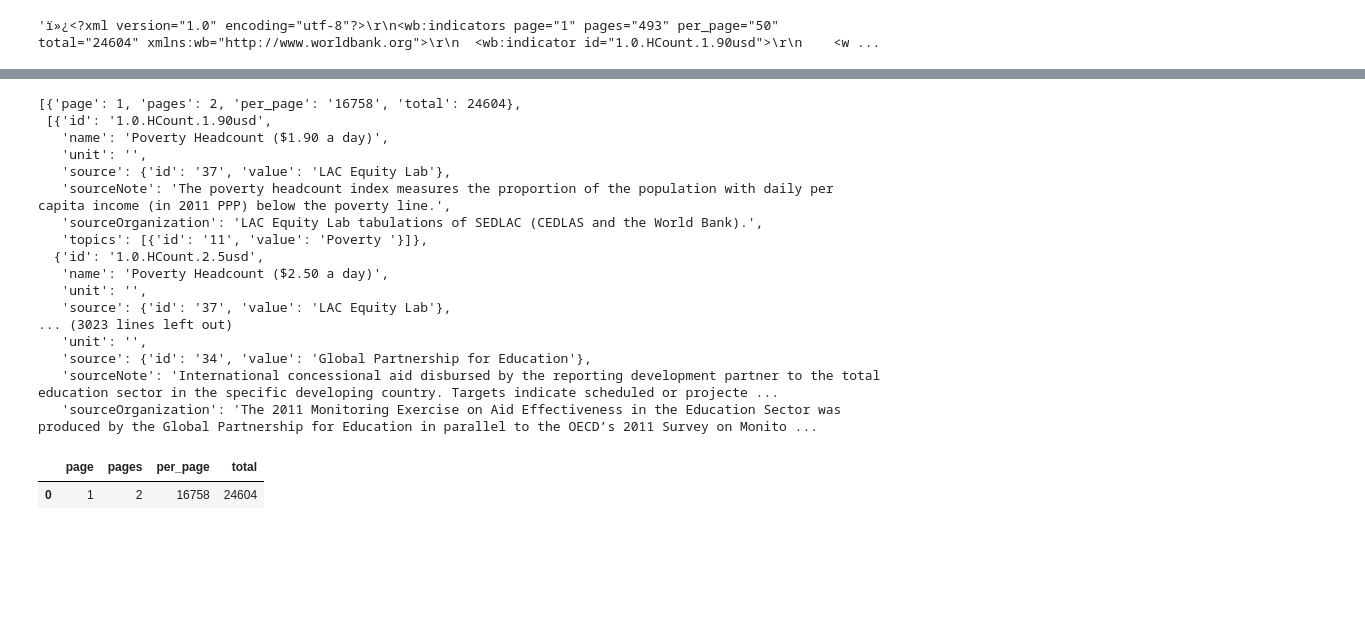
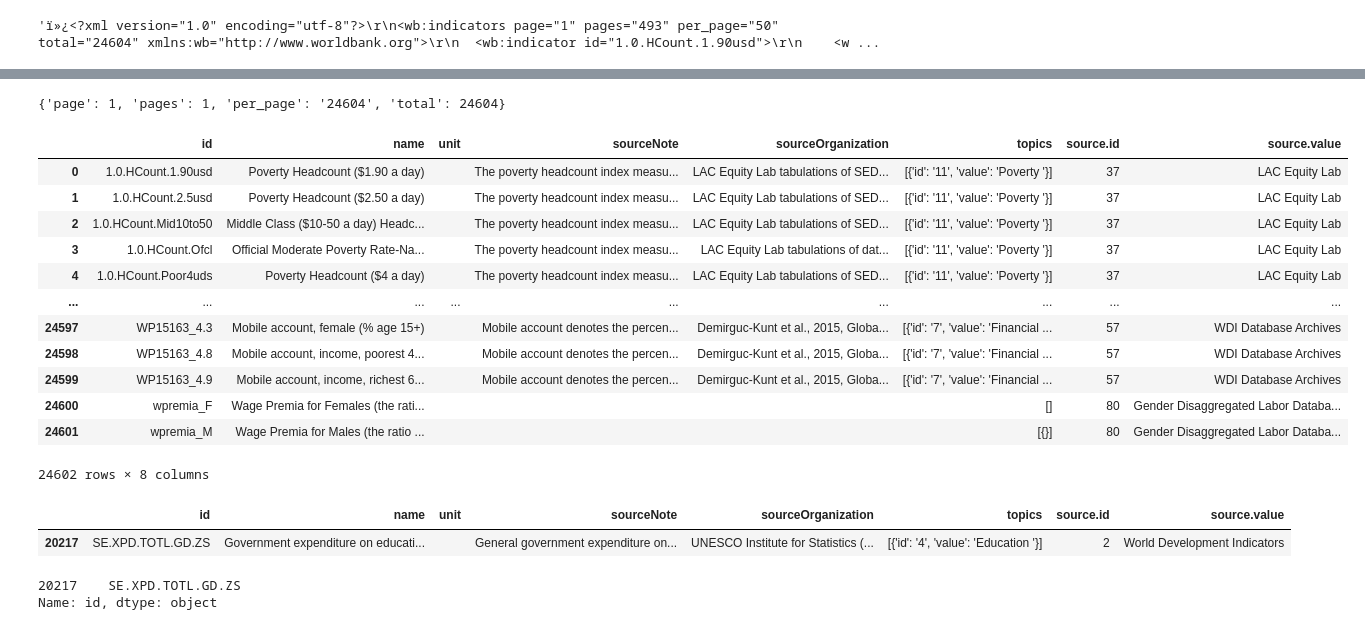
Before and after one commit to nss-data-science-cohort-8/api-exercise-MultidisciplinaryDeepDives, a Jupyter notebook: notebooks/APIs_in_python_UN_World_Bank_DS8.ipynb, the cells around one changed output, grey strips where cells are left out. Cells and saved outputs as stored; diff of their text form; code cells hidden in the pictures; blank space fills up the shorter version.

```diff
--- a/notebooks/APIs_in_python_UN_World_Bank_DS8.ipynb
+++ b/notebooks/APIs_in_python_UN_World_Bank_DS8.ipynb
@@ -694,7 +696,7 @@ URL = f"http://api.worldbank.org/v2/indicator"
 
 params = {
     "format": "json",
-    "per_page": 16758
+    "per_page": 24604
 }
 
 response = requests.get(URL, params = params)
@@ -701,27 +748,35 @@ response = requests.get(URL, params = params)
 # %%
-response.json()
+response.json()[0]
 # %% [output]
-[{'page': 1, 'pages': 2, 'per_page': '16758', 'total': 24604},
- [{'id': '1.0.HCount.1.90usd',
-   'name': 'Poverty Headcount ($1.90 a day)',
-   'unit': '',
-   'source': {'id': '37', 'value': 'LAC Equity Lab'},
-   'sourceNote': 'The poverty headcount index measures the proportion of the population with daily per capita income (in 2011 PPP) below the poverty line.',
-   'sourceOrganization': 'LAC Equity Lab tabulations of SEDLAC (CEDLAS and the World Bank).',
-   'topics': [{'id': '11', 'value': 'Poverty '}]},
-  {'id': '1.0.HCount.2.5usd',
-   'name': 'Poverty Headcount ($2.50 a day)',
-   'unit': '',
-   'source': {'id': '37', 'value': 'LAC Equity Lab'},
-... (3023 lines left out)
-   'unit': '',
-   'source': {'id': '34', 'value': 'Global Partnership for Education'},
-   'sourceNote': 'International concessional aid disbursed by the reporting development partner to the total education sector in the specific developing country. Targets indicate scheduled or projecte ...
-   'sourceOrganization': 'The 2011 Monitoring Exercise on Aid Effectiveness in the Education Sector was produced by the Global Partnership for Education in parallel to the OECD’s 2011 Survey on Monito ...
+{'page': 1, 'pages': 1, 'per_page': '24604', 'total': 24604}
 # %%
-Govt_Edu_Exp = pd.json_normalize(response.json()[0])
+Govt_Edu_Exp_df = pd.json_normalize(response.json()[1])
+Govt_Edu_Exp_df
+# %% [output]
+|  | id | name | unit | sourceNote | sourceOrganization | topics | source.id | source.value |
+| 0 | 1.0.HCount.1.90usd | Poverty Headcount ($1.90 a day) |  | The poverty headcount index measu... | LAC Equity Lab tabulations of SED... | [{'id': '11', 'value': 'Poverty '}] | 37 | LAC Equity Lab |
+| 1 | 1.0.HCount.2.5usd | Poverty Headcount ($2.50 a day) |  | The poverty headcount index measu... | LAC Equity Lab tabulations of SED... | [{'id': '11', 'value': 'Poverty '}] | 37 | LAC Equity Lab |
+| 2 | 1.0.HCount.Mid10to50 | Middle Class ($10-50 a day) Headc... |  | The poverty headcount index measu... | LAC Equity Lab tabulations of SED... | [{'id': '11', 'value': 'Poverty '}] | 37 | LAC Equity Lab |
+| 3 | 1.0.HCount.Ofcl | Official Moderate Poverty Rate-Na... |  | The poverty headcount index measu... | LAC Equity Lab tabulations of dat... | [{'id': '11', 'value': 'Poverty '}] | 37 | LAC Equity Lab |
+| 4 | 1.0.HCount.Poor4uds | Poverty Headcount ($4 a day) |  | The poverty headcount index measu... | LAC Equity Lab tabulations of SED... | [{'id': '11', 'value': 'Poverty '}] | 37 | LAC Equity Lab |
+| ... | ... | ... | ... | ... | ... | ... | ... | ... |
+| 24597 | WP15163_4.3 | Mobile account, female (% age 15+) |  | Mobile account denotes the percen... | Demirguc-Kunt et al., 2015, Globa... | [{'id': '7', 'value': 'Financial ... | 57 | WDI Database Archives |
+| 24598 | WP15163_4.8 | Mobile account, income, poorest 4... |  | Mobile account denotes the percen... | Demirguc-Kunt et al., 2015, Globa... | [{'id': '7', 'value': 'Financial ... | 57 | WDI Database Archives |
+| 24599 | WP15163_4.9 | Mobile account, income, richest 6... |  | Mobile account denotes the percen... | Demirguc-Kunt et al., 2015, Globa... | [{'id': '7', 'value': 'Financial ... | 57 | WDI Database Archives |
+| 24600 | wpremia_F | Wage Premia for Females (the rati... |  |  |  | [] | 80 | Gender Disaggregated Labor Databa... |
+| 24601 | wpremia_M | Wage Premia for Males (the ratio ... |  |  |  | [{}] | 80 | Gender Disaggregated Labor Databa... |
+24602 rows × 8 columns
-# %%
-Govt_Edu_Exp
-# %% [output]
-|  | page | pages | per_page | total |
-| 0 | 1 | 2 | 16758 | 24604 |
+# %%
+
+Govt_Edu_Exp_Indicator_row = Govt_Edu_Exp_df[Govt_Edu_Exp_df["name"]=="Government expenditure on education, total (% of GDP)"]
+Govt_Edu_Exp_Indicator_row
+# %% [output]
+|  | id | name | unit | sourceNote | sourceOrganization | topics | source.id | source.value |
+| 20217 | SE.XPD.TOTL.GD.ZS | Government expenditure on educati... |  | General government expenditure on... | UNESCO Institute for Statistics (... | [{'id': '4', 'value': 'Education '}] | 2 | World Development Indicators |
+# %%
+
+Govt_Edu_Exp_Indicator_cell = Govt_Edu_Exp_Indicator_row["id"]
+Govt_Edu_Exp_Indicator_cell
+# %% [output]
+20217    SE.XPD.TOTL.GD.ZS
+Name: id, dtype: object
```
Also changed, not shown: parts of 9 cells of this notebook.
